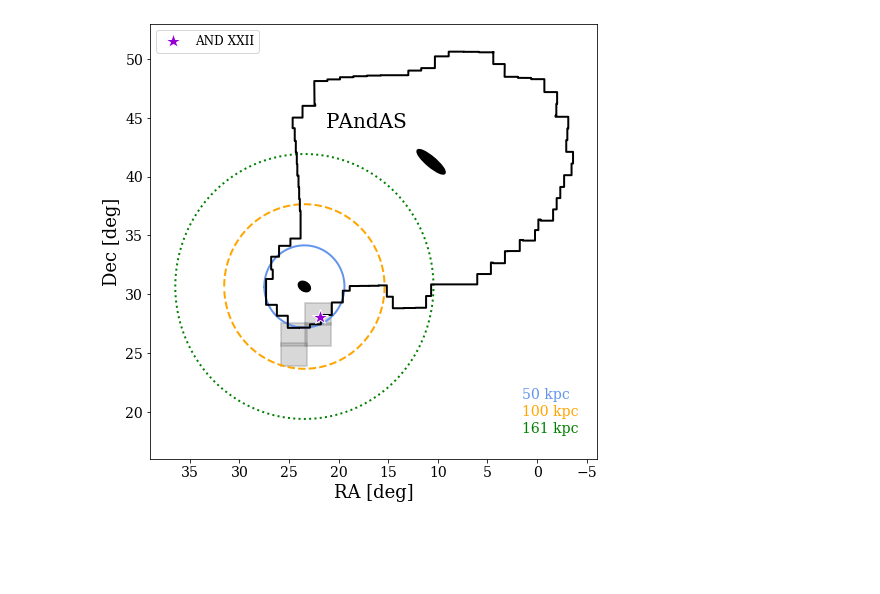
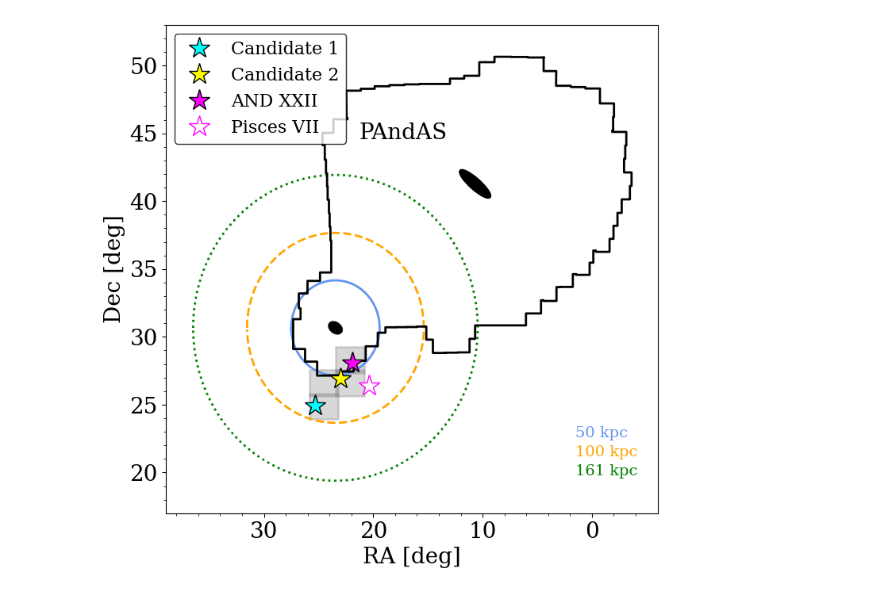
Before and after one commit to ekta1224/pspM31_hack, a Jupyter notebook: Dragonfly_fields.ipynb, the cells around one changed output. Drawn from its saved outputs; the diff is of its cells as text; code cells hidden in the pictures; blank space fills up the shorter version.

Commit message:
added location of cnadidates and pisces7 to dragonfly fields

```diff
--- a/Dragonfly_fields.ipynb
+++ b/Dragonfly_fields.ipynb
@@ -84,12 +85,21 @@ fieldcen = m33
 
 fig = plt.figure(figsize=(8,8))
 ax = plt.subplot(111)
-plt.xlabel('RA [deg]', fontsize=18)
-plt.ylabel('Dec [deg]', fontsize=18)
+plt.xlabel('RA [deg]', fontsize=20)
+plt.ylabel('Dec [deg]', fontsize=20)
 and22 = SkyCoord('01h27m40.0s','28d05m25s', unit='deg')
 m33 = SkyCoord('01h33m50.0s','30d39m37s', unit='deg')
 m31 = SkyCoord('0h42m44.3s', '41d16m9s', unit='deg')
-plt.plot(and22.ra.deg, and22.dec.deg, '*', color='darkviolet' ,mec='white',ms=16, label='AND XXII', zorder=5)
+plt.plot(25.33584, 24.90581, '*', color='cyan' ,mec='black',ms=20, label='Candidate 1', zorder=5)
+plt.plot(22.97674, 26.89809, '*', color='yellow' ,mec='black',ms=20, label='Candidate 2', zorder=5)
+plt.plot(and22.ra.deg, and22.dec.deg, '*', color='magenta' ,mec='black',ms=20, label='AND XXII', zorder=5)
+plt.plot(20.418750, 26.390000, '*', color='white' ,mec='magenta',ms=20, label='Pisces VII', zorder=5)
+
+
+
+
+# Cand 6: (25.33584, 24.90581)
+# Cand 3: (22.97674, 26.89809)
 
 # unit circle at Dec=30 deg.
 cpts = np.arange(0,360.0,1)
@@ -122,7 +132,7 @@ circle2 = plt.Circle((m33.ra.deg, m33.dec.deg), 3.5*rvir/50., fill=False, color=
 circle3 = plt.Circle((m33.ra.deg, m33.dec.deg), 3.5*100./50., fill=False, color='orange', lw=3, ls='--')
 
 plt.xlim(39,-6)
-plt.ylim(16,53)
+plt.ylim(17,53)
 
 from matplotlib.patches import Circle, Wedge, Polygon, Ellipse, Rectangle
 from matplotlib.collections import PatchCollection
@@ -137,32 +147,38 @@ m33ell = Ellipse((m33.ra.deg, m33.dec.deg), (73./60.0), (45.0/60.0), angle=23, f
 ax.add_patch(m33ell)
 
 rasize = 2.6
 decsize = 1.9
 
 # plt.plot(22.0979889387619, 28.299663888888887,'co', ms=6, zorder=1000)
 # plt.plot(22.0979889387619, 26.589663888888886,'co', ms=6)
 
 # plt.plot(24.499999999999996, 26.589663888888886,'co', ms=6, zorder=1000)
 # plt.plot(24.499999999999996, 24.87966388888889,'co', ms=6)
 
 ra_centers = [22.0979889387619, 22.0979889387619,24.499999999999996,24.499999999999996]
 dec_centers = [28.299663888888887,26.589663888888886,26.589663888888886,24.87966388888889 ]
 
 # for i in range(len(sc_fields)):
 #     field = Rectangle([sc_fields[i].ra.deg-rasize/2, sc_fields[i].dec.deg-decsize/2], 3.3, 2.9, color='b', fill=False)
 #     ax.add_patch(field)
 
 for i in range(len(ra_centers)):
         field = Rectangle([ra_centers[i]-rasize/2, dec_centers[i]-decsize/2], 2.6, 1.9, lw=2, edgecolor='gray', facecolor='gray', fill=True, alpha=0.3)
         ax.add_patch(field)
 #     if 24. < sc_fields[i].ra.deg < 26 and sc_fields[i].dec.deg < 27.:
 #         field = Rectangle([sc_fields[i].ra.deg-rasize/2, sc_fields[i].dec.deg-decsize/2], 2.6, 1.9, lw=2, edgecolor='darkviolet', fill=False)
 #         ax.add_patch(field)
 
-plt.legend(numpoints=1)
+plt.legend(numpoints=1, fontsize=16, loc='upper left',edgecolor='black', facecolor=(1, 1, 1, 1))
 plt.figtext(0.77, 0.23, r'50 kpc', color='cornflowerblue', fontsize=14)
 plt.figtext(0.77, 0.2, r'100 kpc', color='orange', fontsize=14)
 plt.figtext(0.77, 0.17, r'161 kpc', color='green', fontsize=14)
+ax.xaxis.set_minor_locator(AutoMinorLocator())
+ax.yaxis.set_minor_locator(AutoMinorLocator())
+
+ax.tick_params(axis='both', which='major', labelsize=20)
+ax.tick_params(axis='both', which='minor', labelsize=20)
+
 plt.savefig('M33_Dragonfly_fields_2022.png')
 # %% [output]
-[figure, old version]
+[figure, new version]
```
Also changed, not shown: parts of 1 cell of this notebook.
